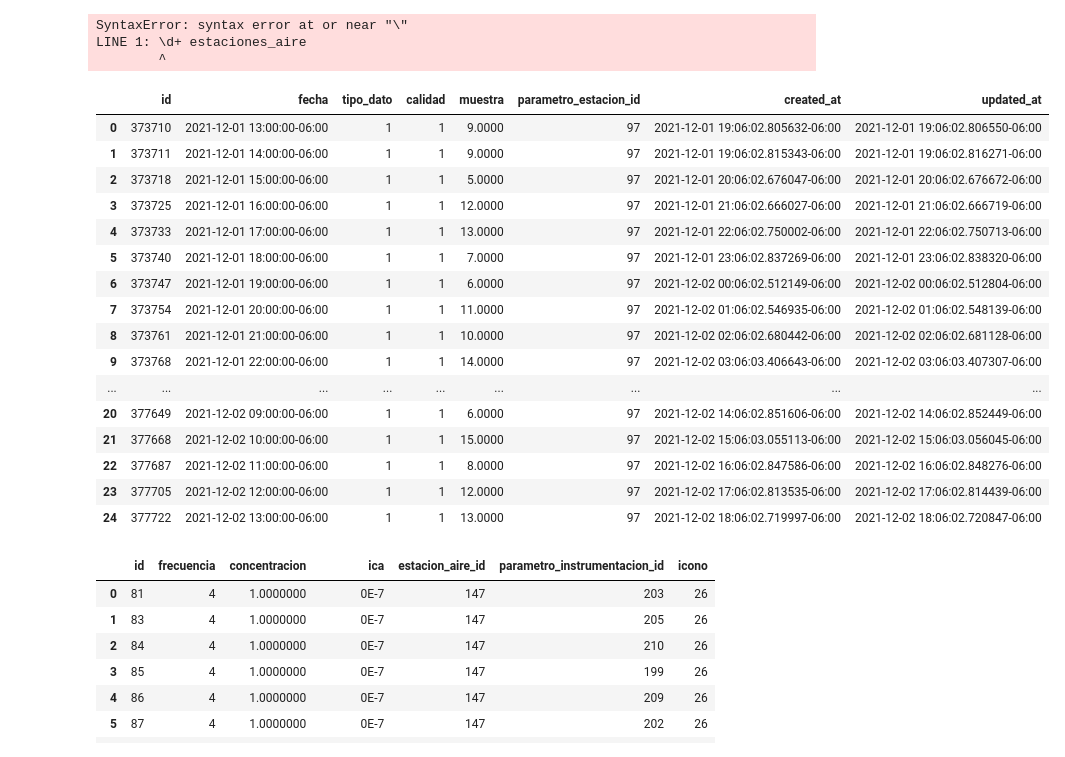
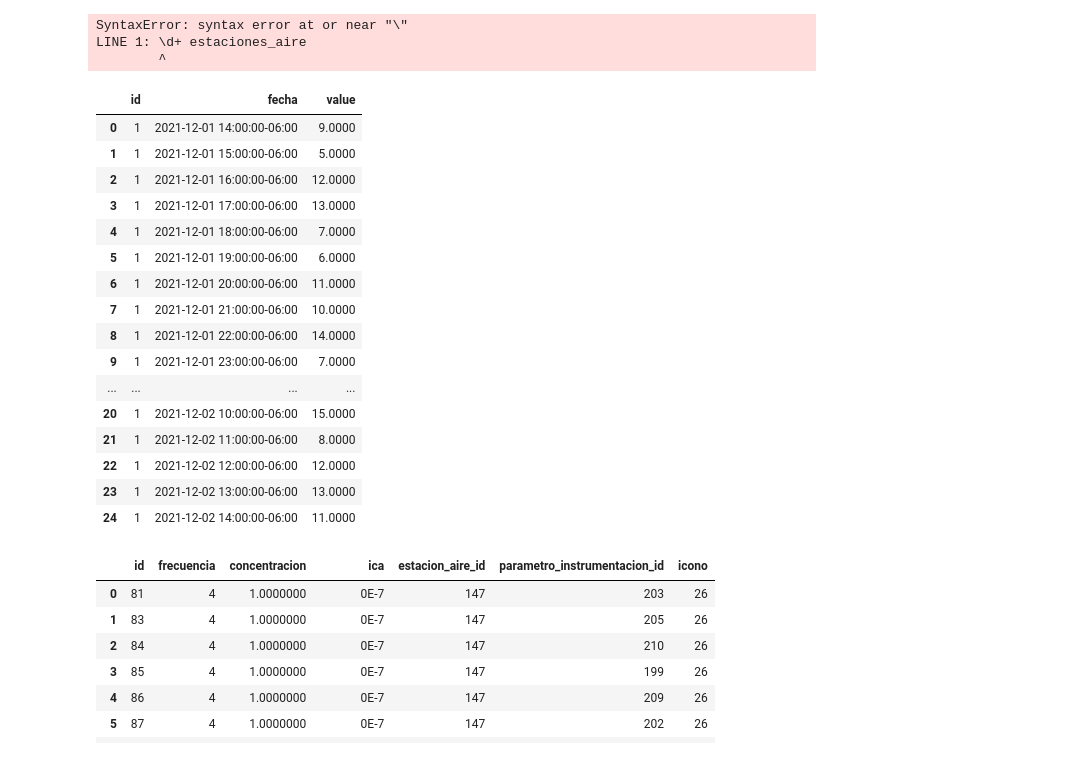
Before and after one commit to ospinals/piragua_backend_estaciones, a Jupyter notebook: Graficas/ConsultaAire.ipynb, the cells around one changed output. Drawn from its saved outputs; the diff is of its cells as text; code cells hidden in the pictures.

```diff
--- a/Graficas/ConsultaAire.ipynb
+++ b/Graficas/ConsultaAire.ipynb
@@ -89,38 +88,39 @@ LINE 1: \d+ estaciones_aire
 # %%
 codigo = "ENV-EIA"
 fecha_inicial = "2021-12-01 14:00:00"
 fecha_final = "2021-12-02 14:00:00"
+variable = "PM 2.5"
 
 query = f"""
-SELECT fecha, muestra as value, nombre
+SELECT 1 AS id, fecha, muestra as value
 FROM calidades_aire
 WHERE
 parametro_estacion_id in (
     SELECT id FROM parametros_estacion_aire
     WHERE estacion_aire_id IN (
         SELECT id FROM estaciones_aire
         WHERE codigo = '{codigo}'))
 AND
 calidad = 1
 AND
 fecha BETWEEN '{fecha_inicial}' AND '{fecha_final}'
 """
 query_psql(query)
 # %% [output]
-|  | id | fecha | tipo_dato | calidad | muestra | parametro_estacion_id | created_at | updated_at |
-| 0 | 373710 | 2021-12-01 13:00:00-06:00 | 1 | 1 | 9.0000 | 97 | 2021-12-01 19:06:02.805632-06:00 | 2021-12-01 19:06:02.806550-06:00 |
-| 1 | 373711 | 2021-12-01 14:00:00-06:00 | 1 | 1 | 9.0000 | 97 | 2021-12-01 19:06:02.815343-06:00 | 2021-12-01 19:06:02.816271-06:00 |
-| 2 | 373718 | 2021-12-01 15:00:00-06:00 | 1 | 1 | 5.0000 | 97 | 2021-12-01 20:06:02.676047-06:00 | 2021-12-01 20:06:02.676672-06:00 |
-| 3 | 373725 | 2021-12-01 16:00:00-06:00 | 1 | 1 | 12.0000 | 97 | 2021-12-01 21:06:02.666027-06:00 | 2021-12-01 21:06:02.666719-06:00 |
-| 4 | 373733 | 2021-12-01 17:00:00-06:00 | 1 | 1 | 13.0000 | 97 | 2021-12-01 22:06:02.750002-06:00 | 2021-12-01 22:06:02.750713-06:00 |
-| 5 | 373740 | 2021-12-01 18:00:00-06:00 | 1 | 1 | 7.0000 | 97 | 2021-12-01 23:06:02.837269-06:00 | 2021-12-01 23:06:02.838320-06:00 |
-| 6 | 373747 | 2021-12-01 19:00:00-06:00 | 1 | 1 | 6.0000 | 97 | 2021-12-02 00:06:02.512149-06:00 | 2021-12-02 00:06:02.512804-06:00 |
-| 7 | 373754 | 2021-12-01 20:00:00-06:00 | 1 | 1 | 11.0000 | 97 | 2021-12-02 01:06:02.546935-06:00 | 2021-12-02 01:06:02.548139-06:00 |
-| 8 | 373761 | 2021-12-01 21:00:00-06:00 | 1 | 1 | 10.0000 | 97 | 2021-12-02 02:06:02.680442-06:00 | 2021-12-02 02:06:02.681128-06:00 |
-| 9 | 373768 | 2021-12-01 22:00:00-06:00 | 1 | 1 | 14.0000 | 97 | 2021-12-02 03:06:03.406643-06:00 | 2021-12-02 03:06:03.407307-06:00 |
-| ... | ... | ... | ... | ... | ... | ... | ... | ... |
-| 20 | 377649 | 2021-12-02 09:00:00-06:00 | 1 | 1 | 6.0000 | 97 | 2021-12-02 14:06:02.851606-06:00 | 2021-12-02 14:06:02.852449-06:00 |
-| 21 | 377668 | 2021-12-02 10:00:00-06:00 | 1 | 1 | 15.0000 | 97 | 2021-12-02 15:06:03.055113-06:00 | 2021-12-02 15:06:03.056045-06:00 |
-| 22 | 377687 | 2021-12-02 11:00:00-06:00 | 1 | 1 | 8.0000 | 97 | 2021-12-02 16:06:02.847586-06:00 | 2021-12-02 16:06:02.848276-06:00 |
-| 23 | 377705 | 2021-12-02 12:00:00-06:00 | 1 | 1 | 12.0000 | 97 | 2021-12-02 17:06:02.813535-06:00 | 2021-12-02 17:06:02.814439-06:00 |
-| 24 | 377722 | 2021-12-02 13:00:00-06:00 | 1 | 1 | 13.0000 | 97 | 2021-12-02 18:06:02.719997-06:00 | 2021-12-02 18:06:02.720847-06:00 |
+|  | id | fecha | value |
+| 0 | 1 | 2021-12-01 14:00:00-06:00 | 9.0000 |
+| 1 | 1 | 2021-12-01 15:00:00-06:00 | 5.0000 |
+| 2 | 1 | 2021-12-01 16:00:00-06:00 | 12.0000 |
+| 3 | 1 | 2021-12-01 17:00:00-06:00 | 13.0000 |
+| 4 | 1 | 2021-12-01 18:00:00-06:00 | 7.0000 |
+| 5 | 1 | 2021-12-01 19:00:00-06:00 | 6.0000 |
+| 6 | 1 | 2021-12-01 20:00:00-06:00 | 11.0000 |
+| 7 | 1 | 2021-12-01 21:00:00-06:00 | 10.0000 |
+| 8 | 1 | 2021-12-01 22:00:00-06:00 | 14.0000 |
+| 9 | 1 | 2021-12-01 23:00:00-06:00 | 7.0000 |
+| ... | ... | ... | ... |
+| 20 | 1 | 2021-12-02 10:00:00-06:00 | 15.0000 |
+| 21 | 1 | 2021-12-02 11:00:00-06:00 | 8.0000 |
+| 22 | 1 | 2021-12-02 12:00:00-06:00 | 12.0000 |
+| 23 | 1 | 2021-12-02 13:00:00-06:00 | 13.0000 |
+| 24 | 1 | 2021-12-02 14:00:00-06:00 | 11.0000 |
```
Also changed, not shown: parts of 3 cells of this notebook, 13 other files.
